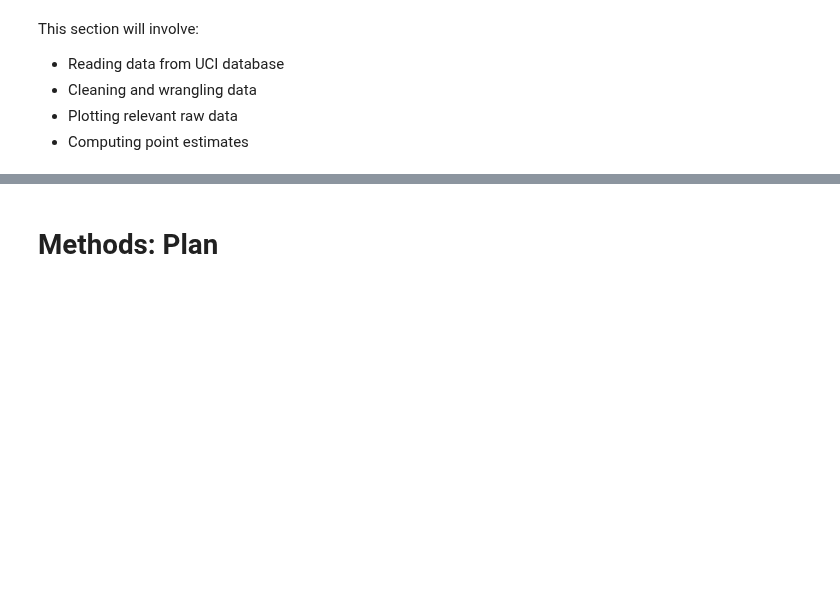
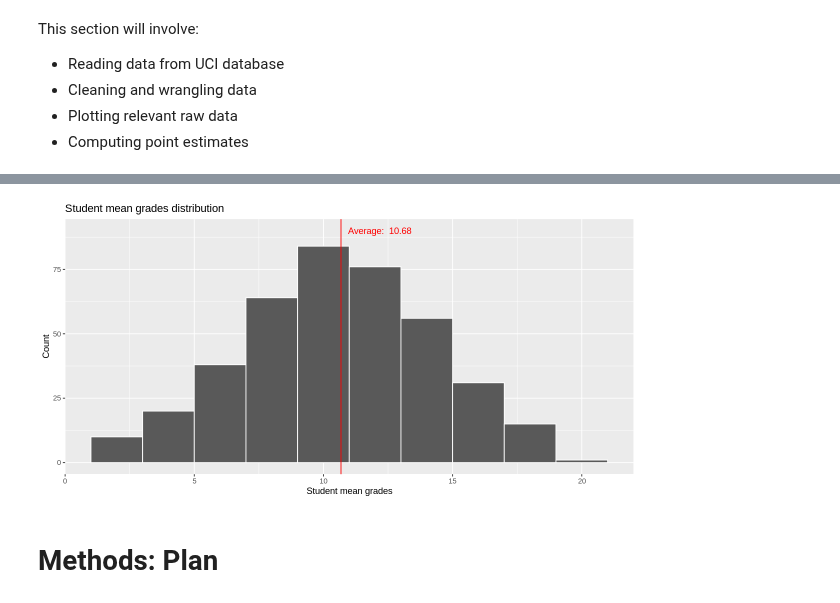
Before and after one commit to j-ackyao/STAT-Inference, a Jupyter notebook: STAT201_Project_Proposal.ipynb, the cells around one changed output, grey strips where cells are left out. Cells and saved outputs as stored; diff of their text form; code cells hidden in the pictures; blank space fills up the shorter version.

```diff
--- a/STAT201_Project_Proposal.ipynb
+++ b/STAT201_Project_Proposal.ipynb
@@ -91,3 +174,21 @@ A tibble: 6 × 5
+# %%
+options(repr.plot.width = 10, repr.plot.height = 5)
+
+student_data <- student_data |>
+    mutate(average_grade = (term_1_grade + term_2_grade + final_grade) / 3)
+
+student_grade_plot <- student_data |>
+    ggplot(aes(x = average_grade)) +
+    geom_histogram(binwidth = 2, color = 'white') +
+    geom_vline(aes(xintercept = mean(average_grade)), color = 'red') +
+    annotate("text", label = paste("Average: ", round(mean(student_data$average_grade), digits = 2)), x = mean(student_data$average_grade) + 1.5, y = 90, color = 'red') +
+    ggtitle("Student mean grades distribution") +
+    xlab("Student mean grades") +
+    ylab("Count")
+
+student_grade_plot
+# %% [output]
+[figure, added]
 # %% [markdown]
 # Methods: Plan
 # %% [markdown]
```
Also changed, not shown: parts of 14 cells of this notebook.
